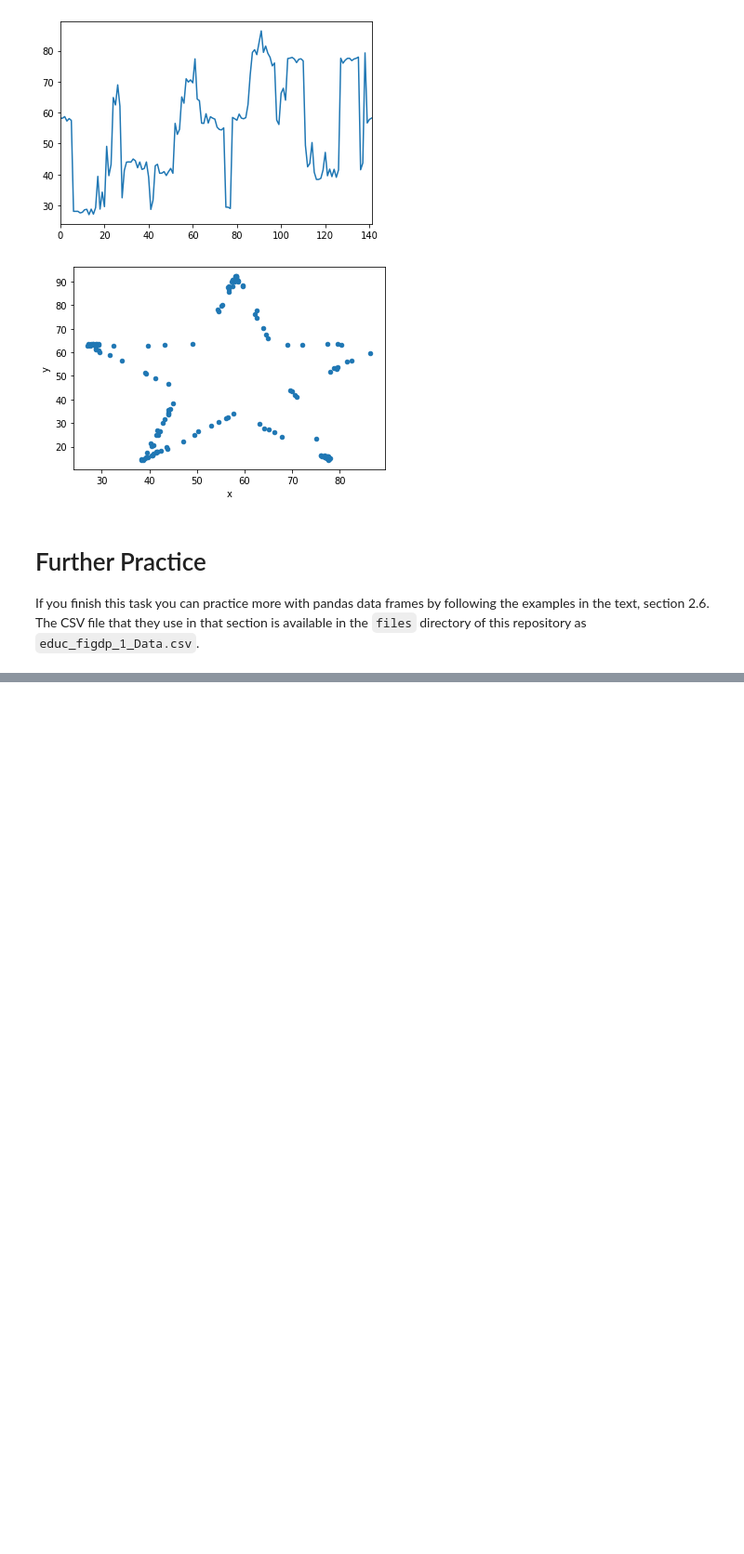
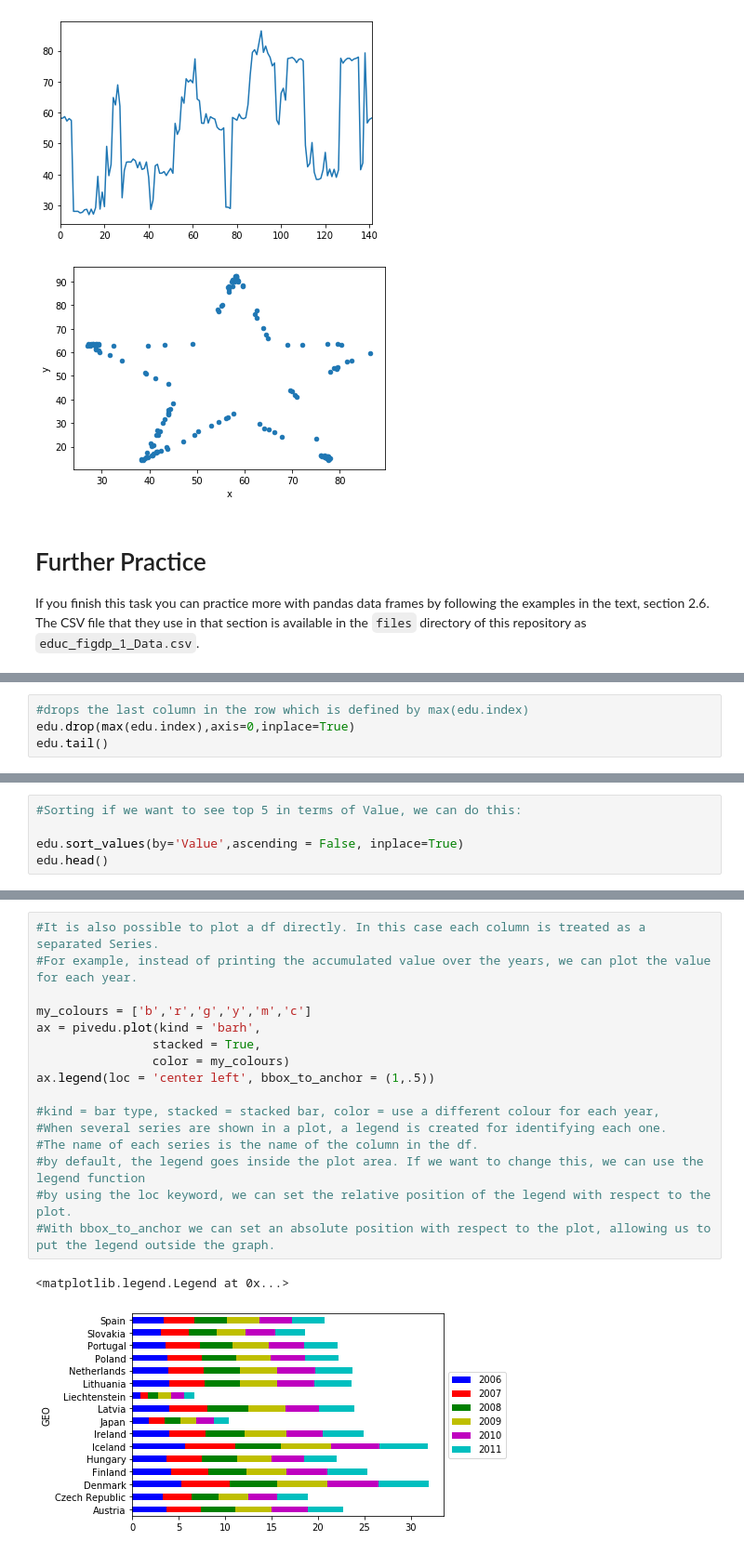
Before and after one commit to BinaryPogs/COMP257-Exercises, a Jupyter notebook: COMP257 Week 2.ipynb, the cells around one changed output, grey strips where cells are left out. Shown at 93% size. Drawn from its saved outputs; the diff is of its cells as text; blank space fills up the shorter version.

```diff
--- a/COMP257 Week 2.ipynb
+++ b/COMP257 Week 2.ipynb
@@ -195,0 +344,4 @@ edufile = 'files/educ_figdp_1_Data.csv'
+# %%
+#drops the last column in the row which is defined by max(edu.index)
+edu.drop(max(edu.index),axis=0,inplace=True)
+edu.tail()
@@ -195,0 +401,5 @@ edufile = 'files/educ_figdp_1_Data.csv'
+# %%
+#Sorting if we want to see top 5 in terms of Value, we can do this:
+
+edu.sort_values(by='Value',ascending = False, inplace=True)
+edu.head()
@@ -195,0 +556,19 @@ edufile = 'files/educ_figdp_1_Data.csv'
+# %%
+#It is also possible to plot a df directly. In this case each column is treated as a separated Series.
+#For example, instead of printing the accumulated value over the years, we can plot the value for each year.
+
+my_colours = ['b','r','g','y','m','c']
+ax = pivedu.plot(kind = 'barh',
+                stacked = True,
+                color = my_colours)
+ax.legend(loc = 'center left', bbox_to_anchor = (1,.5))
+
+#kind = bar type, stacked = stacked bar, color = use a different colour for each year,
+#When several series are shown in a plot, a legend is created for identifying each one.
+#The name of each series is the name of the column in the df.
+#by default, the legend goes inside the plot area. If we want to change this, we can use the legend function
+#by using the loc keyword, we can set the relative position of the legend with respect to the plot.
+#With bbox_to_anchor we can set an absolute position with respect to the plot, allowing us to put the legend outside the graph.
+# %% [output]
+<matplotlib.legend.Legend at 0x...>
+[figure, added]
```
Also changed, not shown: parts of 27 cells of this notebook.
